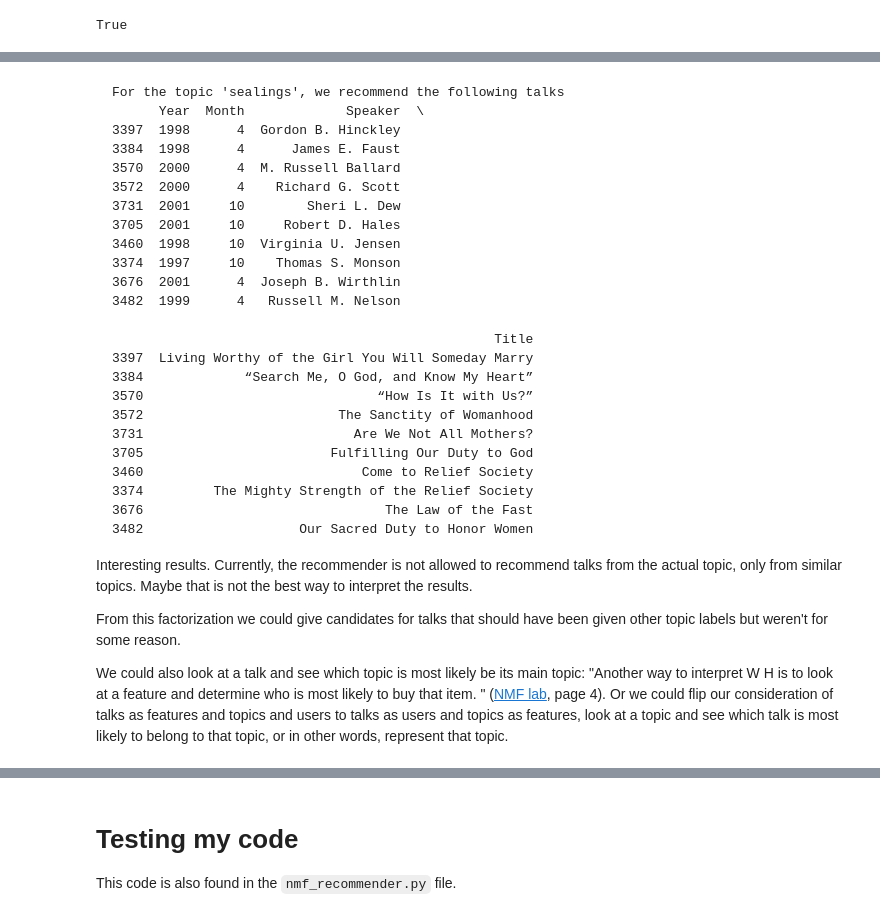
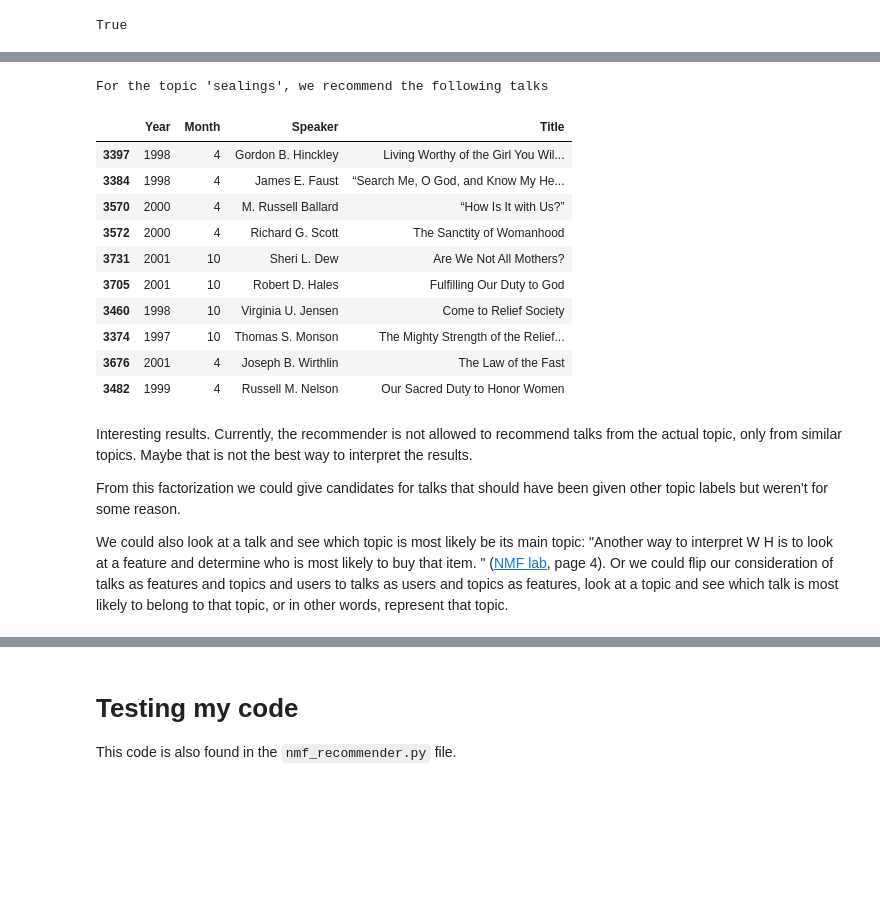
Before and after one commit to lodeous/gencon-nlp, a Jupyter notebook: nmf/NMF.ipynb, the cells around one changed output, grey strips where cells are left out. Drawn from its saved outputs; the diff is of its cells as text; code cells hidden in the pictures; blank space fills up the shorter version.

````diff
--- a/nmf/NMF.ipynb
+++ b/nmf/NMF.ipynb
@@ -56,31 +73,24 @@ For the topic 'Church doctrine', we recommend the following talks
+# %%
+topic = "sealings"
+
+talk_ids = recommender.recommend_talks(topic)
+
+print(f"For the topic '{topic}', we recommend the following talks")
+talk_data.loc[talk_ids, ["Year", "Month", "Speaker", "Title"]]
+# %% [output]
+For the topic 'sealings', we recommend the following talks
+|  | Year | Month | Speaker | Title |
+| 3397 | 1998 | 4 | Gordon B. Hinckley | Living Worthy of the Girl You Wil... |
+| 3384 | 1998 | 4 | James E. Faust | “Search Me, O God, and Know My He... |
+| 3570 | 2000 | 4 | M. Russell Ballard | “How Is It with Us?” |
+| 3572 | 2000 | 4 | Richard G. Scott | The Sanctity of Womanhood |
+| 3731 | 2001 | 10 | Sheri L. Dew | Are We Not All Mothers? |
+| 3705 | 2001 | 10 | Robert D. Hales | Fulfilling Our Duty to God |
+| 3460 | 1998 | 10 | Virginia U. Jensen | Come to Relief Society |
+| 3374 | 1997 | 10 | Thomas S. Monson | The Mighty Strength of the Relief... |
+| 3676 | 2001 | 4 | Joseph B. Wirthlin | The Law of the Fast |
+| 3482 | 1999 | 4 | Russell M. Nelson | Our Sacred Duty to Honor Women |
 # %% [markdown]
-```
-For the topic 'sealings', we recommend the following talks
-      Year  Month             Speaker  \
-3397  1998      4  Gordon B. Hinckley
-3384  1998      4      James E. Faust
-3570  2000      4  M. Russell Ballard
-3572  2000      4    Richard G. Scott
-3731  2001     10        Sheri L. Dew
-3705  2001     10     Robert D. Hales
-3460  1998     10  Virginia U. Jensen
-3374  1997     10    Thomas S. Monson
-3676  2001      4  Joseph B. Wirthlin
-3482  1999      4   Russell M. Nelson
-
-                                                 Title
-3397  Living Worthy of the Girl You Will Someday Marry
-3384             “Search Me, O God, and Know My Heart”
-3570                              “How Is It with Us?”
-3572                         The Sanctity of Womanhood
-3731                           Are We Not All Mothers?
-3705                        Fulfilling Our Duty to God
-3460                            Come to Relief Society
-3374         The Mighty Strength of the Relief Society
-3676                               The Law of the Fast
-3482                    Our Sacred Duty to Honor Women
-```
-
 Interesting results. Currently, the recommender is not allowed to recommend talks from the actual topic, only from similar topics. Maybe that is not the best way to interpret the results.
 
 From this factorization we could give candidates for talks that should have been given other topic labels but weren't for some reason.
````
Also changed, not shown: parts of 11 cells of this notebook.
